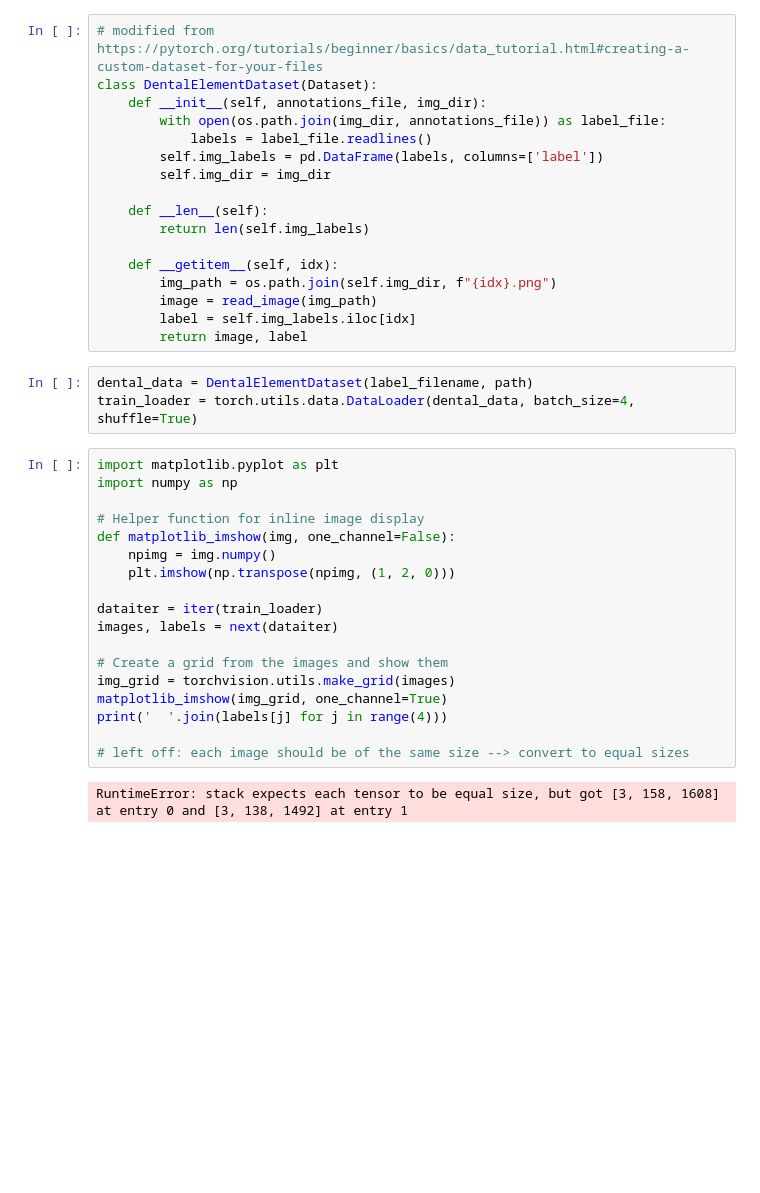
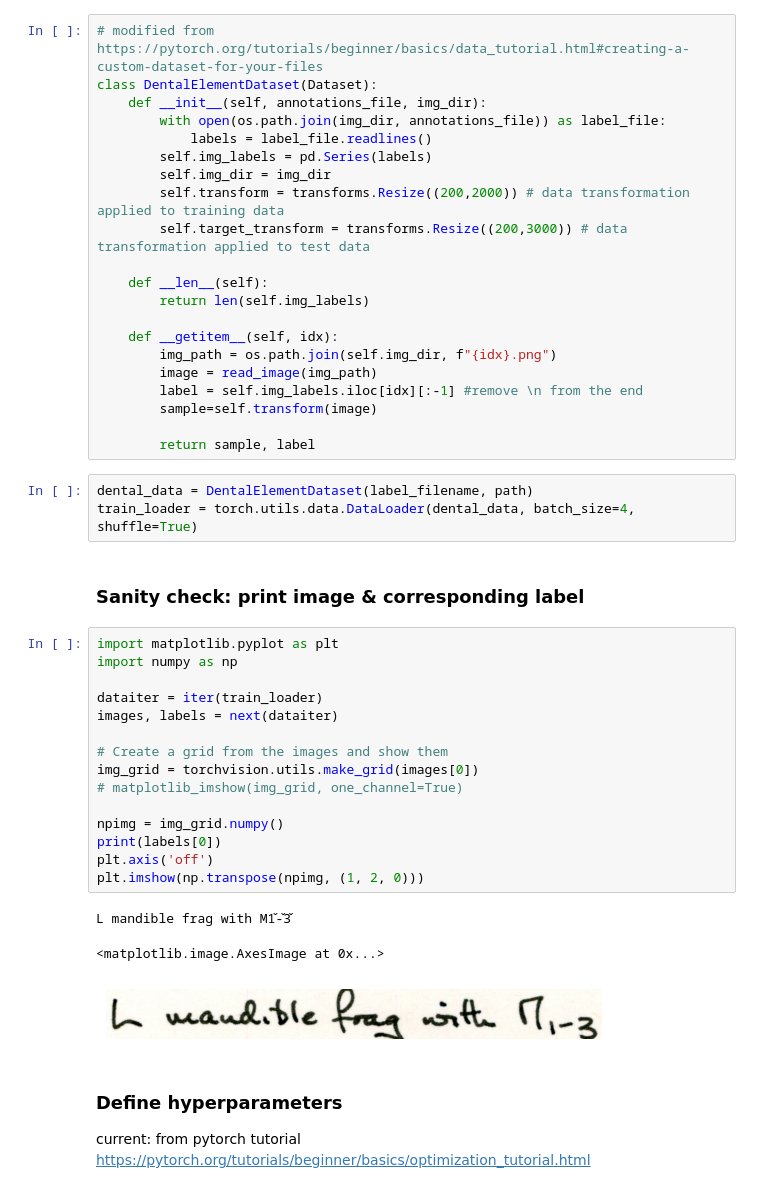
Before and after one commit to korolainenriikka/thesis, a Jupyter notebook: code/sandbox.ipynb, the cells around one changed output. Saved outputs shown, nothing was run; the diff lists cells and outputs as text; blank space fills up the shorter version.

Commit message:
Add transformations to dataloader, create training loop

```diff
--- a/code/sandbox.ipynb
+++ b/code/sandbox.ipynb
@@ -140,8 +142,10 @@ class DentalElementDataset(Dataset):
     def __init__(self, annotations_file, img_dir):
         with open(os.path.join(img_dir, annotations_file)) as label_file:
             labels = label_file.readlines()
-        self.img_labels = pd.DataFrame(labels, columns=['label'])
+        self.img_labels = pd.Series(labels)
         self.img_dir = img_dir
+        self.transform = transforms.Resize((200,2000)) # data transformation applied to training data
+        self.target_transform = transforms.Resize((200,3000)) # data transformation applied to test data
 
     def __len__(self):
         return len(self.img_labels)
@@ -149,28 +153,35 @@ class DentalElementDataset(Dataset):
     def __getitem__(self, idx):
         img_path = os.path.join(self.img_dir, f"{idx}.png")
         image = read_image(img_path)
-        label = self.img_labels.iloc[idx]
-        return image, label
+        label = self.img_labels.iloc[idx][:-1] #remove \n from the end
+        sample=self.transform(image)
+
+        return sample, label
 # %%
 dental_data = DentalElementDataset(label_filename, path)
 train_loader = torch.utils.data.DataLoader(dental_data, batch_size=4, shuffle=True)
+# %% [markdown]
+### Sanity check: print image & corresponding label
 # %%
 import matplotlib.pyplot as plt
 import numpy as np
-
-# Helper function for inline image display
-def matplotlib_imshow(img, one_channel=False):
-    npimg = img.numpy()
-    plt.imshow(np.transpose(npimg, (1, 2, 0)))
 
 dataiter = iter(train_loader)
 images, labels = next(dataiter)
 
 # Create a grid from the images and show them
-img_grid = torchvision.utils.make_grid(images)
-matplotlib_imshow(img_grid, one_channel=True)
-print('  '.join(labels[j] for j in range(4)))
+img_grid = torchvision.utils.make_grid(images[0])
+# matplotlib_imshow(img_grid, one_channel=True)
 
-# left off: each image should be of the same size --> convert to equal sizes
+npimg = img_grid.numpy()
+print(labels[0])
+plt.axis('off')
+plt.imshow(np.transpose(npimg, (1, 2, 0)))
 # %% [output]
-RuntimeError: stack expects each tensor to be equal size, but got [3, 158, 1608] at entry 0 and [3, 138, 1492] at entry 1
+L mandible frag with M1̌-̌3̌
+<matplotlib.image.AxesImage at 0x...>
+[figure, added]
+# %% [markdown]
+### Define hyperparameters
+
+current: from pytorch tutorial https://pytorch.org/tutorials/beginner/basics/optimization_tutorial.html
```
Also changed, not shown: parts of 6 cells of this notebook, 1 other file.
